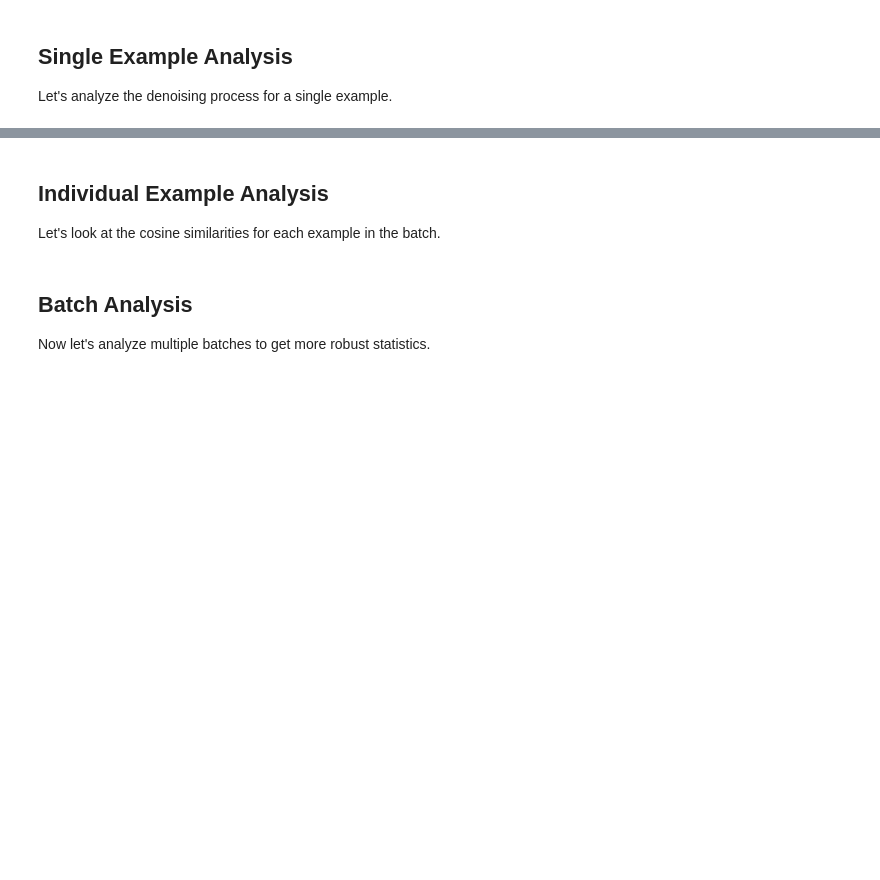
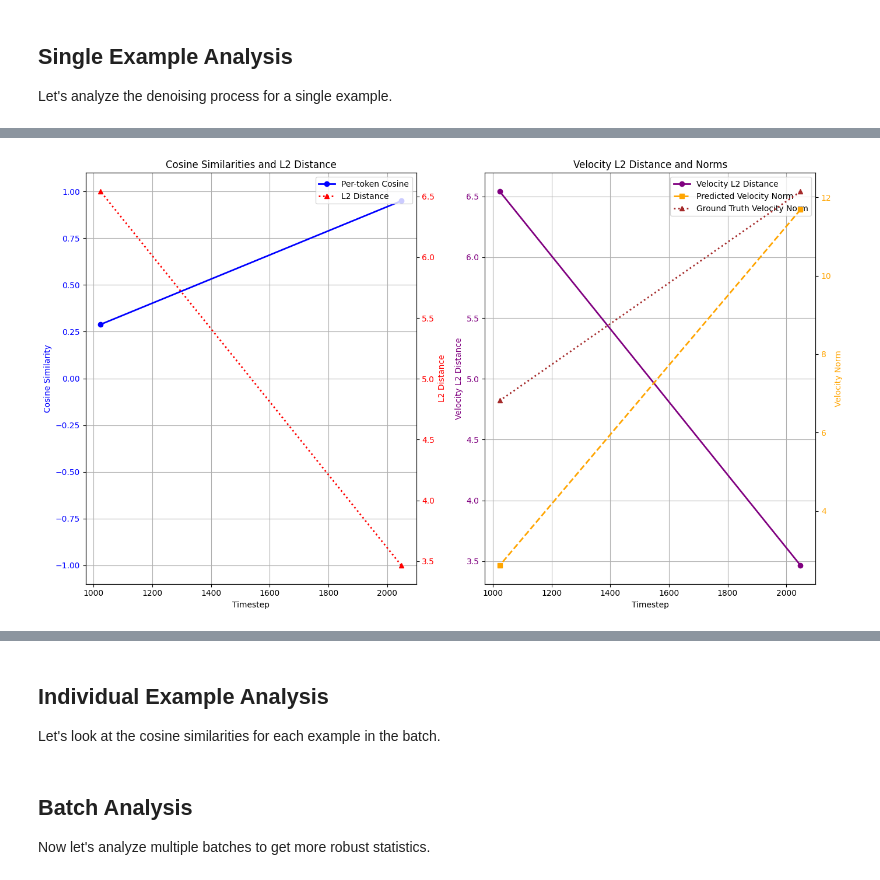
Before and after one commit to jwarczynski/ShortcutFM, a Jupyter notebook: notebooks/cosine_similarity_analysis.ipynb, the cells around one changed output, grey strips where cells are left out. Cells and saved outputs as stored; diff of their text form; code cells hidden in the pictures; blank space fills up the shorter version.

```diff
--- a/notebooks/cosine_similarity_analysis.ipynb
+++ b/notebooks/cosine_similarity_analysis.ipynb
@@ -48,7 +44,7 @@ First, we'll load the training configuration from a checkpoint directory and ini
 # %%
 # Set the checkpoint directory
-checkpoint_dir = Path("../checkpoints/run_q2qzjeso")
-checkpoint_path = checkpoint_dir / "epoch=190-step=27100.ckpt"
+checkpoint_dir = Path("../checkpoints/run_utah29ps")
+checkpoint_path = checkpoint_dir / "last.ckpt"
 training_config_path = checkpoint_dir / "training_config.yaml"
 
 # Load training configuration
@@ -209,0 +235,67 @@ plt.show()
+# %%
+# Compare per-token vs flattened cosine similarity calculations and plot with L2 distances
+results_per_token = denoise_with_velocity_tracking(
+    unit.criterion.flow_matching_criterion,
+    test_batch,
+    2048,
+    per_token_cosine=True,
+    step_size=2048/2
+)
+# results_flattened = denoise_with_tracking(unit, test_batch, 4, per_token_cosine=False)
+# %%
+# Extract results
+timesteps = results_per_token["timesteps"]
+# Take mean across batch dimension for each metric
+cosine_similarities_per_token = [cs.cpu().numpy().mean() for cs in results_per_token["cosine_similarities"]]
+l2_distances = [d.cpu().numpy().mean() for d in results_per_token["l2_distances"]]
+velocity_l2_distances = [d.cpu().numpy().mean() for d in results_per_token["velocity_l2_distances"]]
+predicted_velocity_norms = [n.cpu().numpy().mean() for n in results_per_token["predicted_velocity_norms"]]
+ground_truth_velocity_norms = [n.cpu().numpy().mean() for n in results_per_token["ground_truth_velocity_norms"]]
+
+# Create two subplots
+fig, (ax1, ax2) = plt.subplots(1, 2, figsize=(14, 8))
+
+# First subplot - Cosine similarities and L2 distances
+ax1.plot(timesteps, cosine_similarities_per_token, marker='o', linestyle='-', linewidth=2, color='blue', label='Per-token Cosine')
+ax1.set_xlabel('Timestep')
+ax1.set_ylabel('Cosine Similarity', color='blue')
+ax1.tick_params(axis='y', labelcolor='blue')
+ax1.set_ylim(-1.1, 1.1)
+ax1.grid(True)
+
+# Create twin axis for L2 distances
+ax1_twin = ax1.twinx()
+ax1_twin.plot(timesteps, l2_distances, marker='^', linestyle=':', linewidth=2, color='red', label='L2 Distance')
+ax1_twin.set_ylabel('L2 Distance', color='red')
+ax1_twin.tick_params(axis='y', labelcolor='red')
+
+# Add title and legend for first subplot
+ax1.set_title('Cosine Similarities and L2 Distance')
+lines1, labels1 = ax1.get_legend_handles_labels()
+lines2, labels2 = ax1_twin.get_legend_handles_labels()
+ax1.legend(lines1 + lines2, labels1 + labels2, loc='upper right')
+
+# Second subplot - Velocity L2 distances and norms
+ax2.plot(timesteps, velocity_l2_distances, marker='o', linestyle='-', linewidth=2, color='purple', label='Velocity L2 Distance')
+ax2.set_xlabel('Timestep')
+ax2.set_ylabel('Velocity L2 Distance', color='purple')
+ax2.tick_params(axis='y', labelcolor='purple')
+ax2.grid(True)
+
+# Create twin axis for velocity norms
+ax2_twin = ax2.twinx()
+ax2_twin.plot(timesteps, predicted_velocity_norms, marker='s', linestyle='--', linewidth=2, color='orange', label='Predicted Velocity Norm')
+ax2_twin.plot(timesteps, ground_truth_velocity_norms, marker='^', linestyle=':', linewidth=2, color='brown', label='Ground Truth Velocity Norm')
+ax2_twin.set_ylabel('Velocity Norm', color='orange')
+ax2_twin.tick_params(axis='y', labelcolor='orange')
+
+# Add title and legend for second subplot
+ax2.set_title('Velocity L2 Distance and Norms')
+lines3, labels3 = ax2.get_legend_handles_labels()
+lines4, labels4 = ax2_twin.get_legend_handles_labels()
+ax2.legend(lines3 + lines4, labels3 + labels4, loc='upper right')
+
+plt.tight_layout()
+plt.show()
+# %% [output]
+[figure, added]
```
Also changed, not shown: parts of 14 cells of this notebook, 2 other files.
